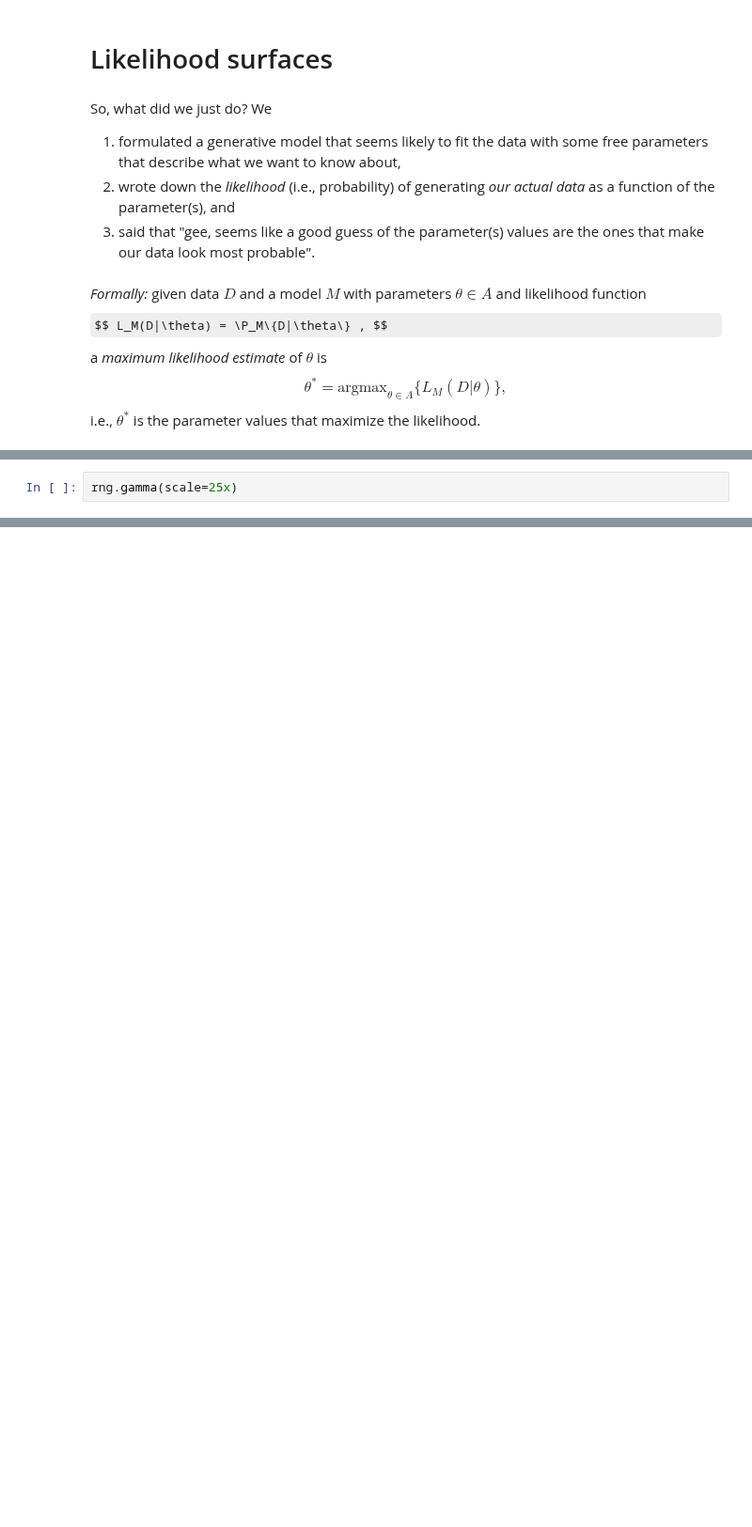
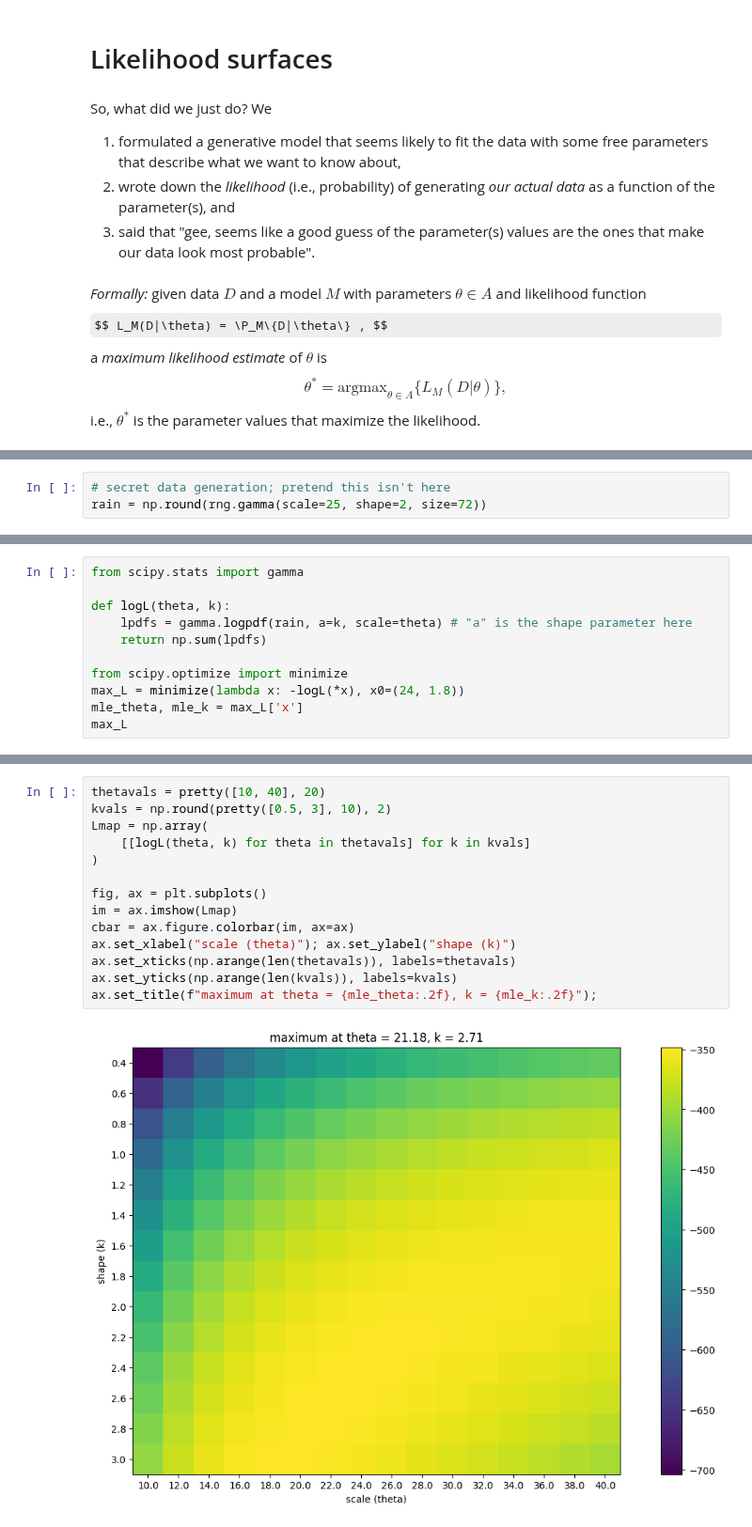
Before and after one commit to UOdsci/dsci345, a Jupyter notebook: class_material/slides/Week_04_Likelihood.ipynb, the cells around one changed output, grey strips where cells are left out. Shown at 94% size. Cells and saved outputs as stored; diff of their text form; some formulas as TeX source; blank space fills up the shorter version.

```diff
--- a/class_material/slides/Week_04_Likelihood.ipynb
+++ b/class_material/slides/Week_04_Likelihood.ipynb
@@ -177,3 +203,4 @@ $$
 And, here's our data:
 # %%
-rng.gamma(scale=25x)
+# secret data generation; pretend this isn't here
+rain = np.round(rng.gamma(scale=25, shape=2, size=72))
@@ -179,0 +224,11 @@ rng.gamma(scale=25x)
+# %%
+from scipy.stats import gamma
+
+def logL(theta, k):
+    lpdfs = gamma.logpdf(rain, a=k, scale=theta) # "a" is the shape parameter here
+    return np.sum(lpdfs)
+
+from scipy.optimize import minimize
+max_L = minimize(lambda x: -logL(*x), x0=(24, 1.8))
+mle_theta, mle_k = max_L['x']
+max_L
@@ -179,0 +247,16 @@ rng.gamma(scale=25x)
+# %%
+thetavals = pretty([10, 40], 20)
+kvals = np.round(pretty([0.5, 3], 10), 2)
+Lmap = np.array(
+    [[logL(theta, k) for theta in thetavals] for k in kvals]
+)
+
+fig, ax = plt.subplots()
+im = ax.imshow(Lmap)
+cbar = ax.figure.colorbar(im, ax=ax)
+ax.set_xlabel("scale (theta)"); ax.set_ylabel("shape (k)")
+ax.set_xticks(np.arange(len(thetavals)), labels=thetavals)
+ax.set_yticks(np.arange(len(kvals)), labels=kvals)
+ax.set_title(f"maximum at theta = {mle_theta:.2f}, k = {mle_k:.2f}");
+# %% [output]
+[figure, added]
```
Also changed, not shown: parts of 17 cells of this notebook, 4 other files.
